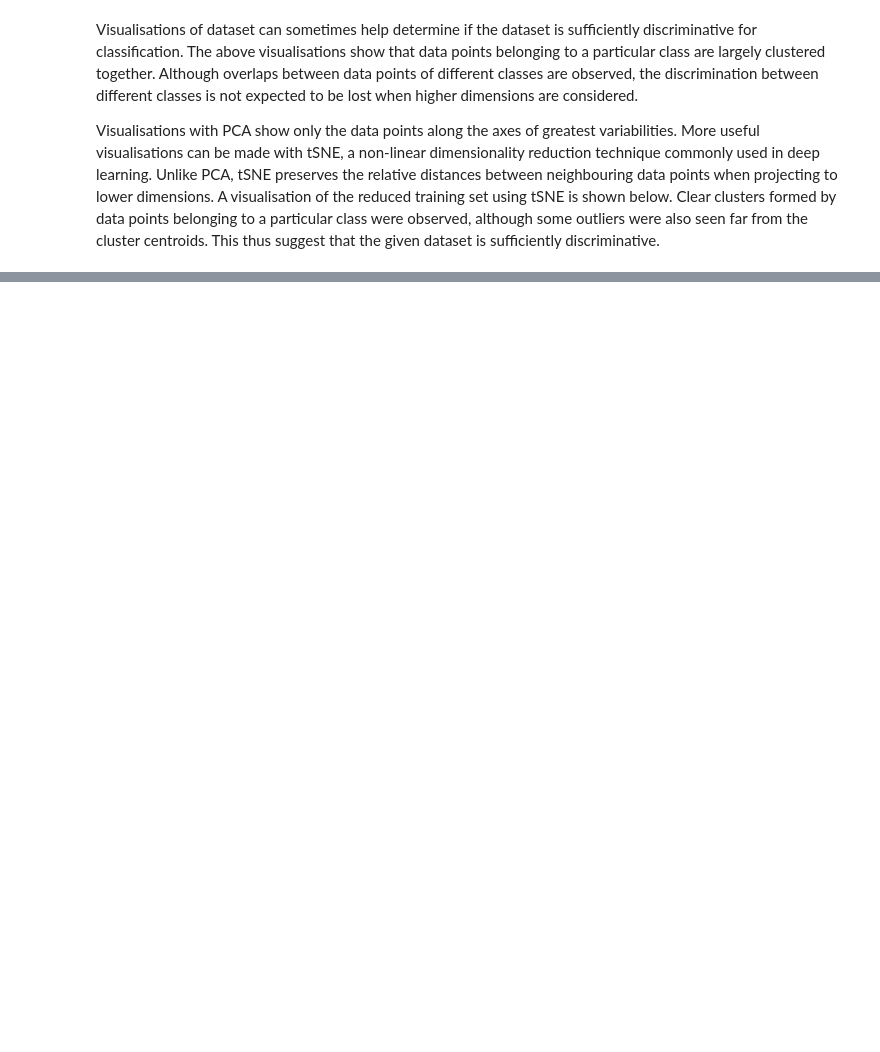
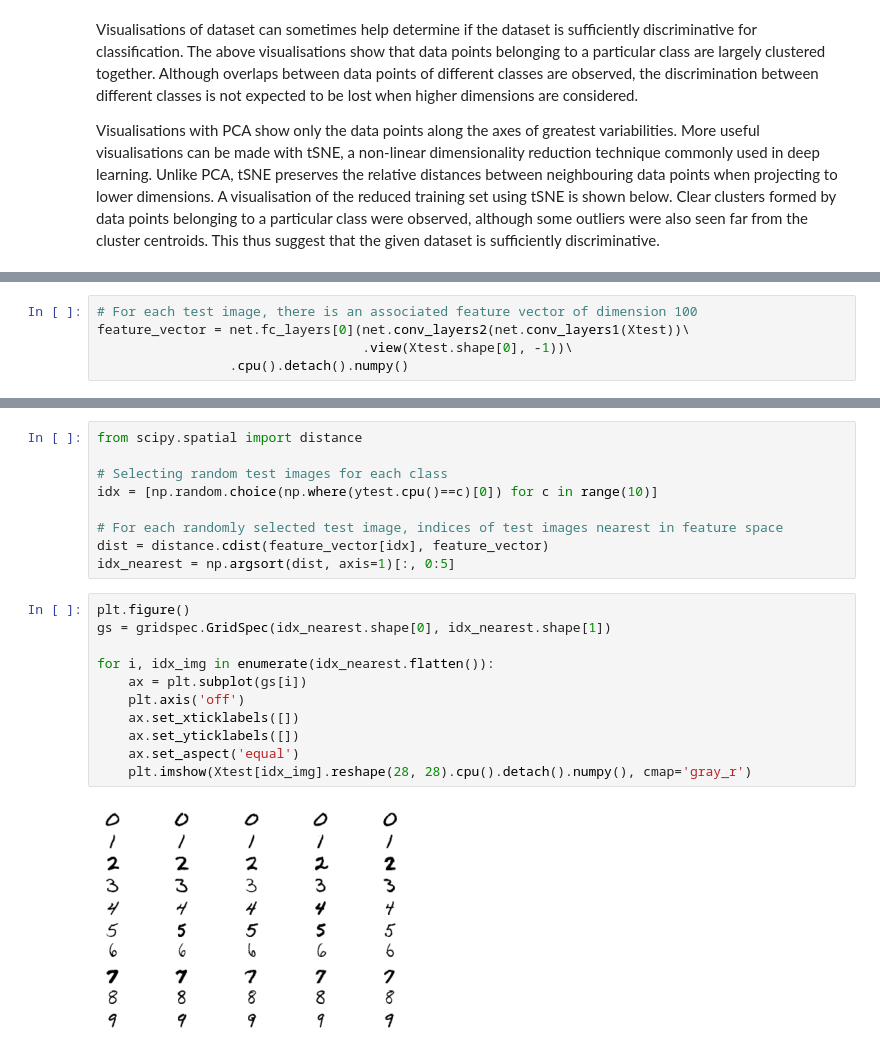
Before and after one commit to shfoo/neural-networks-for-images, a Jupyter notebook: Neural_networks_for_images.ipynb, the cells around one changed output, grey strips where cells are left out. Saved outputs shown, nothing was run; the diff lists cells and outputs as text; blank space fills up the shorter version.

```diff
--- a/Neural_networks_for_images.ipynb
+++ b/Neural_networks_for_images.ipynb
@@ -408,0 +254,5 @@ c_gan.display_images(img)
+# %%
+# For each test image, there is an associated feature vector of dimension 100
+feature_vector = net.fc_layers[0](net.conv_layers2(net.conv_layers1(Xtest))\
+                                  .view(Xtest.shape[0], -1))\
+                 .cpu().detach().numpy()
@@ -408,0 +265,22 @@ c_gan.display_images(img)
+# %%
+from scipy.spatial import distance
+
+# Selecting random test images for each class
+idx = [np.random.choice(np.where(ytest.cpu()==c)[0]) for c in range(10)]
+
+# For each randomly selected test image, indices of test images nearest in feature space
+dist = distance.cdist(feature_vector[idx], feature_vector)
+idx_nearest = np.argsort(dist, axis=1)[:, 0:5]
+# %%
+plt.figure()
+gs = gridspec.GridSpec(idx_nearest.shape[0], idx_nearest.shape[1])
+
+for i, idx_img in enumerate(idx_nearest.flatten()):
+    ax = plt.subplot(gs[i])
+    plt.axis('off')
+    ax.set_xticklabels([])
+    ax.set_yticklabels([])
+    ax.set_aspect('equal')
+    plt.imshow(Xtest[idx_img].reshape(28, 28).cpu().detach().numpy(), cmap='gray_r')
+# %% [output]
+[figure, added]
```
Also changed, not shown: parts of 69 cells of this notebook, 12 other files.
